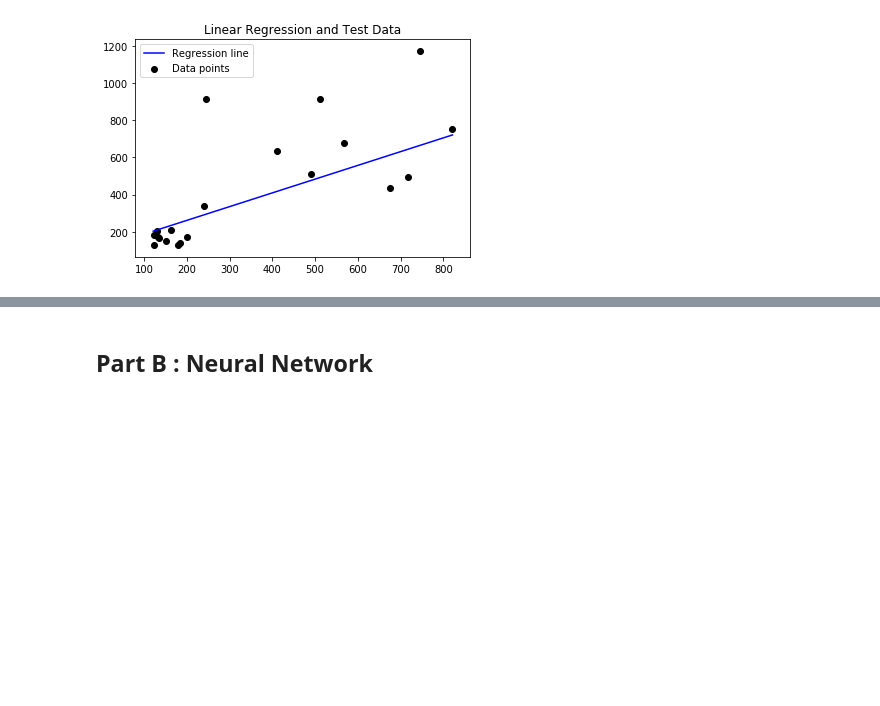
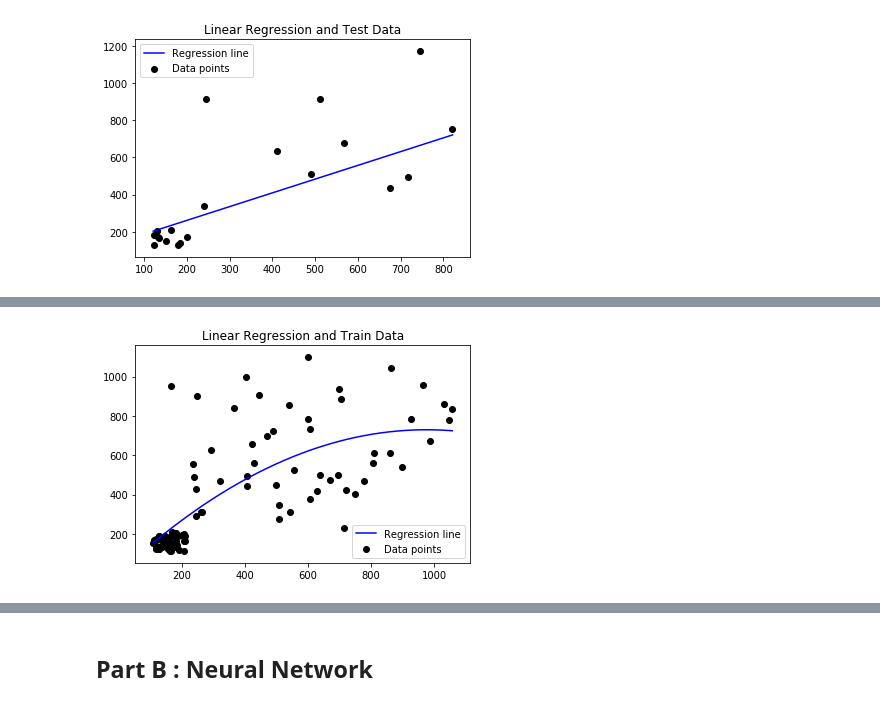
Before and after one commit to akinelden/ie440-homework6, a Jupyter notebook: Akin.ipynb, the cells around one changed output, grey strips where cells are left out. Drawn from its saved outputs; the diff is of its cells as text; code cells hidden in the pictures; blank space fills up the shorter version.

```diff
--- a/Akin.ipynb
+++ b/Akin.ipynb
@@ -128,6 +131,8 @@ def steepestDescentMethod(f, grad_f, x_0, descentEpsilon, exactLineEpsilon=10**(
             output.add_row(k, xk, f(xk), d, a, xkp)
             k += 1
             xk = xkp
+            if(k>100):
+                break
     output.add_row(k,xk,f(xk),d,None,np.array([]))
     print("Total iteration : {0}".format(k))
     return xk, f(xk).item(), output
@@ -151,0 +161,7 @@ ws_b, fs_b
+# %%
+ws_b, fs_b, outputs_b = steepestDescentMethod(f_b, grad_fb, [0,0,0], 0.005)
+
+SSE_train_b = fs_b
+MSE_test_b = np.sum((y_test-regB(ws_b,x_test))**2)/np.size(y_test)
+var_test_b = np.sum((MSE_test_b-(y_test-regB(ws_b,x_test))**2)**2)/(np.size(y_test)-1)
+ws_b, SSE_train_b, MSE_test_b, var_test_b
@@ -152,2 +176,4 @@ ws_b, fs_b
 # %%
-plotRegressionGraph(np.array(train_data), regB, ws_b)
+plotRegressionGraph(np.array(train_data), regB, ws_b, "Linear Regression and Train Data", "part1b_train")
+# %% [output]
+[figure, added]
```
Also changed, not shown: parts of 8 cells of this notebook, 1 other file.
